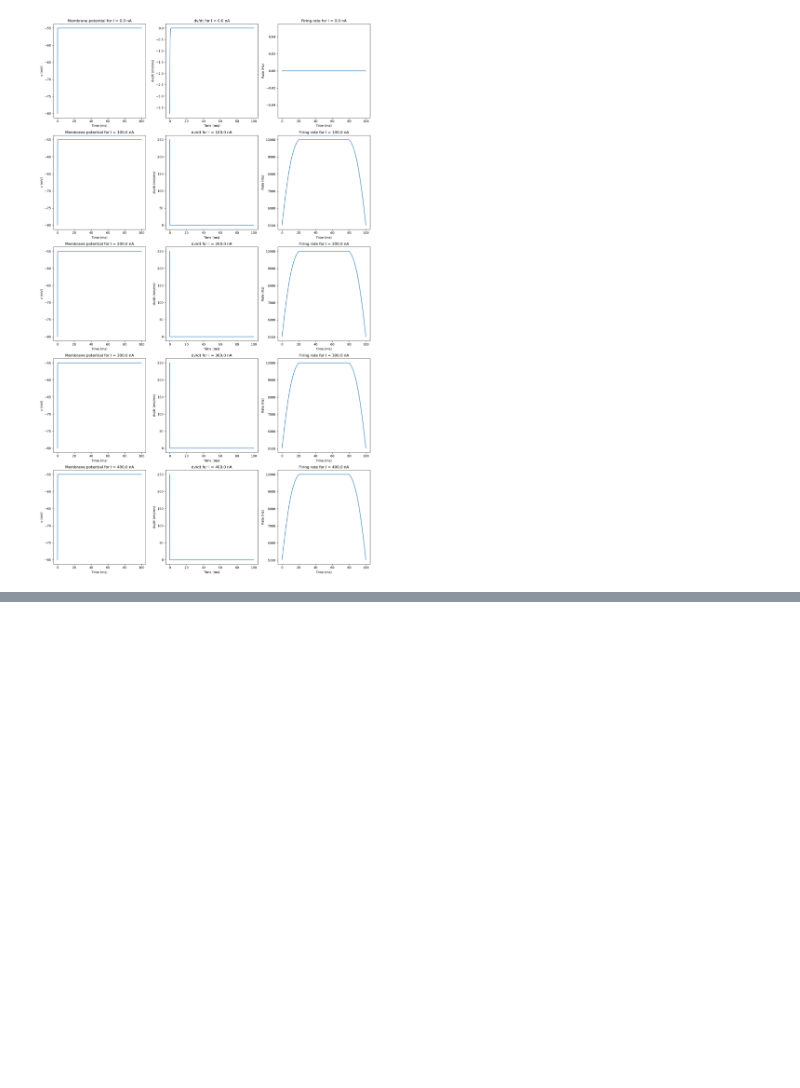
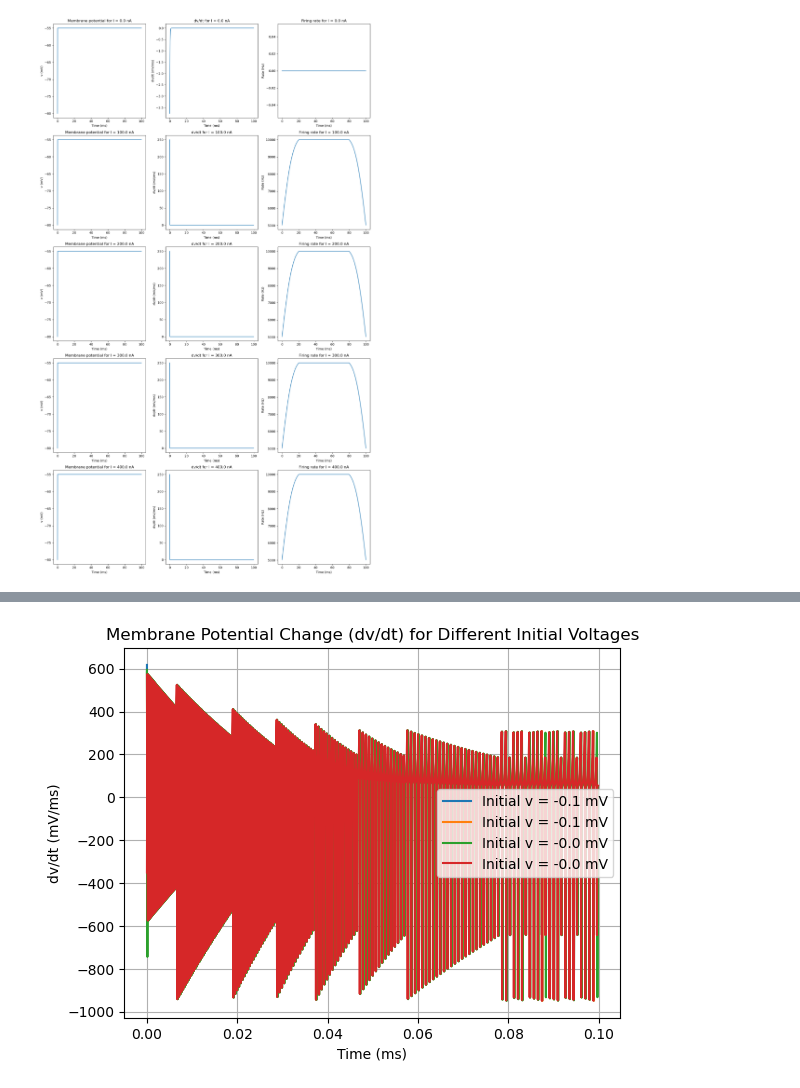
Before and after one commit to techzzt/Basal-ganglia-neuron-models, a Jupyter notebook: BG_insilico_SPN.ipynb, the cells around one changed output, grey strips where cells are left out. Saved outputs shown, nothing was run; the diff lists cells and outputs as text; code cells hidden in the pictures; blank space fills up the shorter version.

```diff
--- a/BG_insilico_SPN.ipynb
+++ b/BG_insilico_SPN.ipynb
@@ -923,0 +963,17 @@ INFO:root:arm64-apple-darwin20.0.0-clang++ -bundle -undefined dynamic_lookup -Wl
+# %%
+for i, v_val in enumerate(v_values):
+  dv_dt = all_dv_dt[i]  # Get dv/dt data for current v_val
+  t = dv_monitor.t  # Get time data from the monitor
+
+  # Plot dv/dt vs time for the current v_val
+  plt.plot(t[:-1], dv_dt, label=f"Initial v = {v_val:.1f} mV")
+
+# Customize the plot
+plt.xlabel("Time (ms)")
+plt.ylabel("dv/dt (mV/ms)")
+plt.title("Membrane Potential Change (dv/dt) for Different Initial Voltages")
+plt.legend()
+plt.grid(True)
+plt.show()
+# %% [output]
+[figure, added]
```
Also changed, not shown: parts of 3 cells of this notebook.
